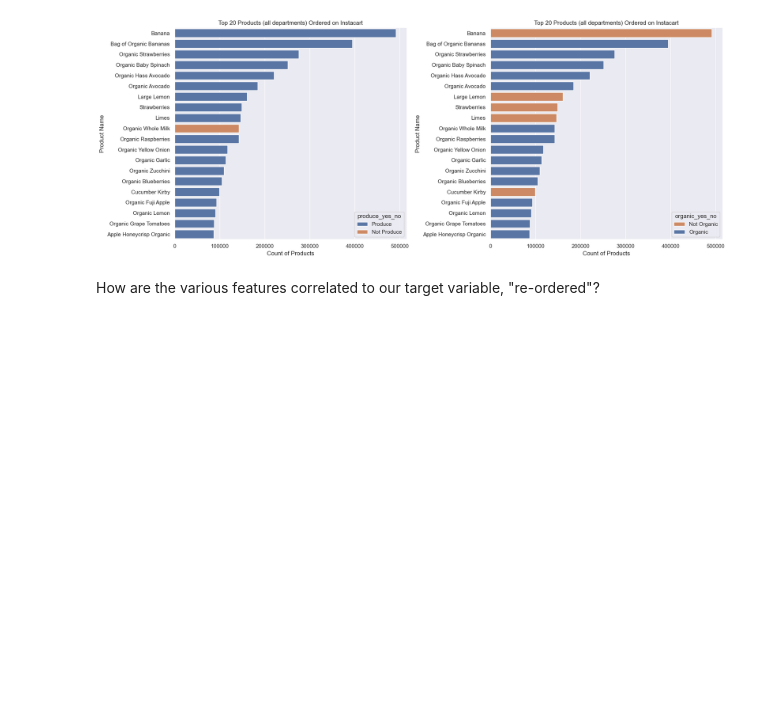
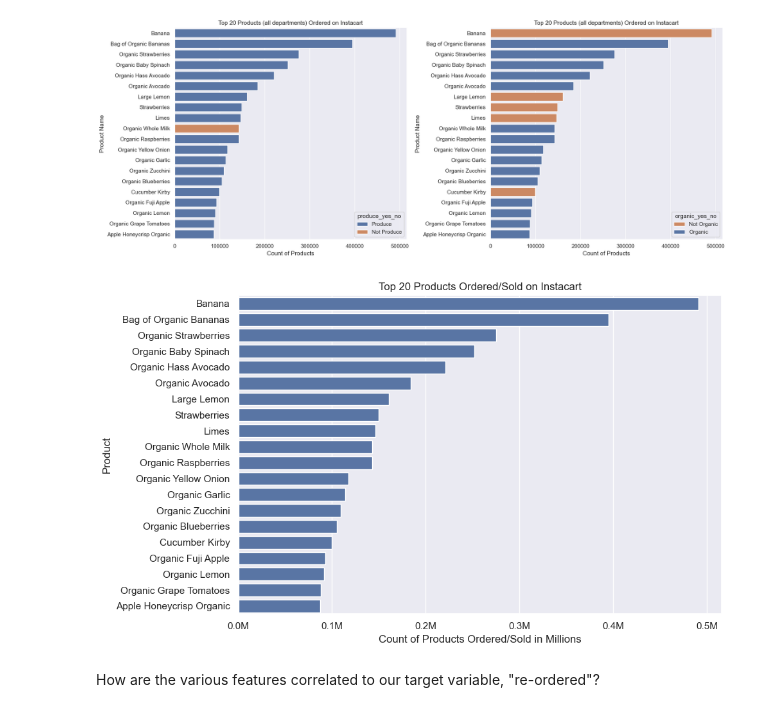
Before and after one commit to lmgaines30/Instacart_Customer_Basket_Analysis, a Jupyter notebook: notebooks/02.1_Instacart_EDA_part2.ipynb, the cells around one changed output. Drawn from its saved outputs; the diff is of its cells as text; code cells hidden in the pictures; blank space fills up the shorter version.

```diff
--- a/notebooks/02.1_Instacart_EDA_part2.ipynb
+++ b/notebooks/02.1_Instacart_EDA_part2.ipynb
@@ -313,11 +313,18 @@ orders_all_products_counts_produce = all_orders_all_dimensions_df.groupby(['prod
 orders_all_products_counts_organic = all_orders_all_dimensions_df.groupby(['product_name', 'organic_yes_no']).size().reset_index(name='transaction_count')
 
 
-#sort and filter to top 20 products ordered
+#groupby product name only
+orders_all_products_counts = all_orders_all_dimensions_df.groupby('product_name').size().reset_index(name='transaction_count')
+
+
+#sort and filter to top 20 produce products ordered
 top_20_products_produce = orders_all_products_counts_produce.sort_values(by='transaction_count', ascending=False).head(20)
 
-#sort and filter to top 20 products ordered
+#sort and filter to top 20 organic products ordered
 top_20_products_organic = orders_all_products_counts_organic.sort_values(by='transaction_count', ascending=False).head(20)
+
+#sort and filter to top 20 of all products ordered
+top_20_products = orders_all_products_counts.sort_values(by='transaction_count', ascending=False).head(20)
 
 #set color palette for Organic
 s_palette = {'Not Organic': '#dd8452', 'Organic': '#4c72b0'}
@@ -347,6 +354,30 @@ plt.show()
 fig.savefig('../visualizations/top20_products_ordered.svg')
 # %% [output]
 [figure]
+# %%
+#Instacart Products Ordered / Sold : Top 20 products
+fig, ax = plt.subplots(figsize=(10, 6))
+
+#define the formatter function to scale the x axis to millions
+def millions(x, pos):
+    'The two args are the value and tick position'
+    return '%1.1fM' % (x * 1e-6)
+
+sns.barplot(data = top_20_products, y='product_name', x='transaction_count', ax=ax)
+ax.set_xlabel('Count of Products Ordered/Sold in Millions')
+ax.set_ylabel('Product')
+ax.set_title('Top 20 Products Ordered/Sold on Instacart')
+
+#apply the formatter to the x-axis
+ax.xaxis.set_major_formatter(FuncFormatter(millions))
+
+plt.tight_layout()
+plt.show()
+
+#write figure to an SVG file
+fig.savefig('../visualizations/top20_ordered_products.svg')
+# %% [output]
+[figure, added]
 # %% [markdown]
 How are the various features correlated to our target variable, "re-ordered"?
 # %%
```
Also changed, not shown: parts of 1 cell of this notebook.
